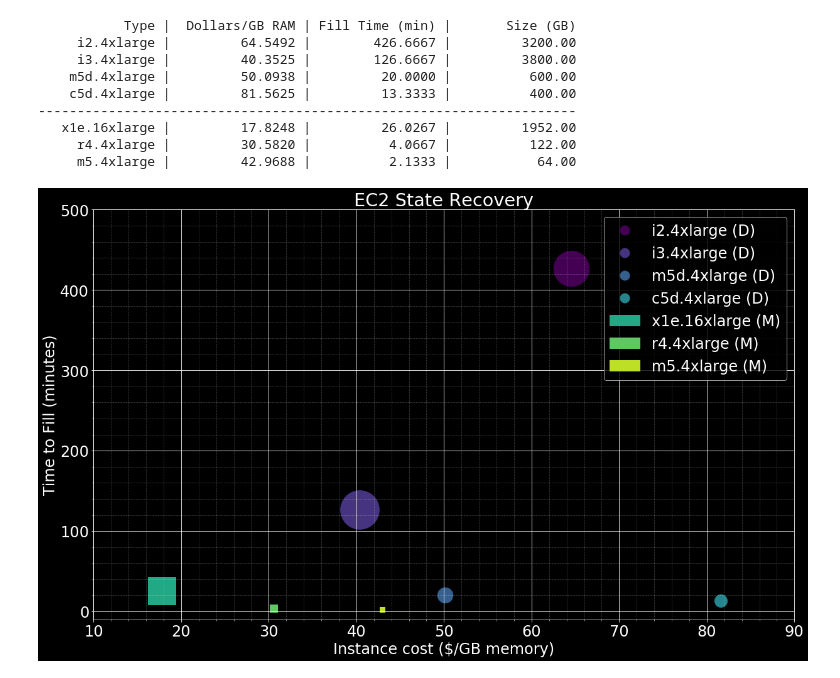
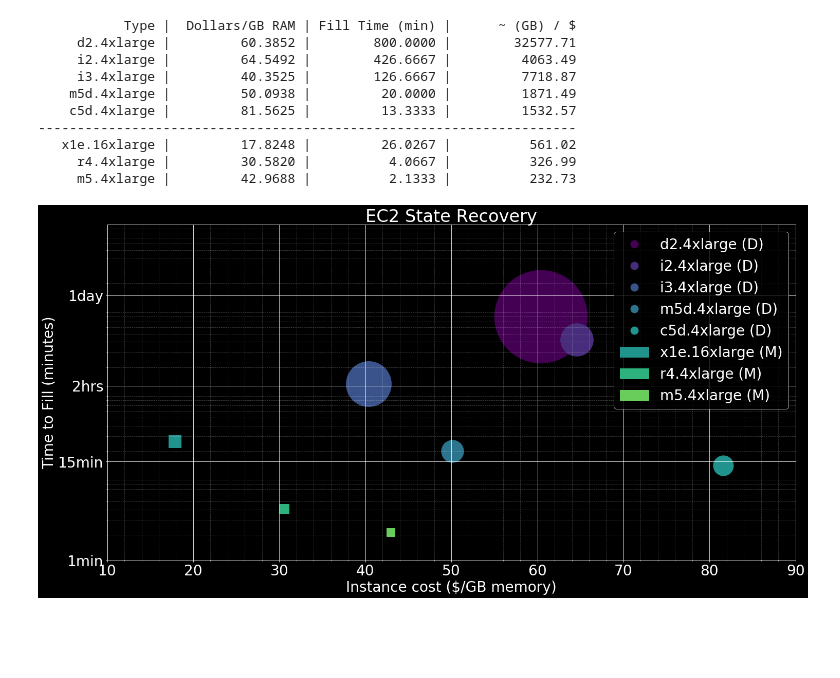
Before and after one commit to jolynch/performance-analysis, a Jupyter notebook: notebooks/aws_stateful_instance_analysis/stateful_instances.ipynb, the cells around one changed output. Saved outputs shown, nothing was run; the diff lists cells and outputs as text; code cells hidden in the pictures; blank space fills up the shorter version.

Commit message:
Change size of bubbles to be storage efficiency

```diff
--- a/notebooks/aws_stateful_instance_analysis/stateful_instances.ipynb
+++ b/notebooks/aws_stateful_instance_analysis/stateful_instances.ipynb
@@ -4,9 +4,10 @@ import math
 def fill_time_min(size_gb, speed_mbps):
     return (size_gb / (speed_mbps / 8000)) / 60
 
-# AWS instance types sustained network (Mbps), disk space (GB) and
-# annual cost @ 3 yr partial upfront Linux rates ($ / year)
+# AWS instance types sustained network (Mbps), disk space (GB), Ram (GB)
+# and annual cost @ 3 yr partial upfront Linux rates ($ / year)
 disk_network = {
+    'd2.4xlarge': (4000, 24000, 122, 7367),
     # EBS "optimization" took half their bandwidth away from i2s
     'i2.4xlarge': (2000 / 2, 3200, 122, 7875),
     'i3.4xlarge': (4000, 3800, 122, 4923),
@@ -21,11 +22,11 @@ memory_network = {
 }
 
 fill_vs_cost_disk = {
-    k : (fill_time_min(v[1], v[0]), v[1], v[3] / v[2], v[3] / v[1]) for (k, v) in disk_network.items()
+    k : (fill_time_min(v[1], v[0]), v[1] / v[3], v[3] / v[2], v[3] / v[1]) for (k, v) in disk_network.items()
 }
 
 fill_vs_cost_mem = {
-    k : (fill_time_min(v[1], v[0]), v[1], v[2] / v[1], v[2] / v[1]) for (k, v) in memory_network.items()
+    k : (fill_time_min(v[1], v[0]), v[1] / v[2], v[2] / v[1], v[2] / v[1]) for (k, v) in memory_network.items()
 }
 
 min_gb = float(
@@ -33,7 +34,7 @@ min_gb = float(
 )
 
 def normalize_size(size):
-    return size
+    return 10000 * size
     #return min_gb * size/min_gb
 # %%
 import numpy as np
@@ -42,62 +43,65 @@ import matplotlib.patches as mpatches
 import matplotlib.pyplot as plt
 from matplotlib.lines import Line2D
 
-plt.rcParams.update({'font.size': 24})
+plt.rcParams.update({'font.size': 28})
 plt.style.use('dark_background')
 
 
-fig = plt.figure(figsize=(20,12))
+fig = plt.figure(figsize=(24,12))
 ax1 = fig.add_subplot(111)
 
 handles = []
 cmap = matplotlib.cm.get_cmap('viridis')
-colors = colors=[cmap(i) for i in np.linspace(0.0, 0.9, 7)]
+colors = colors=[cmap(i) for i in np.linspace(0.0, 0.9, 8)]
 
 keys = [k for k in fill_vs_cost_disk.keys()]
 dollars = [fill_vs_cost_disk[k][2] for k in keys]
 time = [fill_vs_cost_disk[k][0] for k in keys]
 size = [normalize_size(fill_vs_cost_disk[k][1]) for k in keys]
 
-print('{:>15} | {:>15} | {:>15} | {:>15}'.format('Type', 'Dollars/GB RAM', 'Fill Time (min)', 'Size (GB)'))
+print('{:>15} | {:>15} | {:>15} | {:>15}'.format('Type', 'Dollars/GB RAM', 'Fill Time (min)', '~ (GB) / $'))
 for i in range(len(keys)):
     print('{:>15} | {:>15.4f} | {:>15.4f} | {:>15.2f}'.format(keys[i], dollars[i], time[i], size[i]))
     handles.append(Line2D([0], [0], marker='o', color=colors[i], label=keys[i] + " (D)",
                           ls="", markerfacecolor=colors[i], markersize=15))
     s = ax1.scatter([dollars[i]], [time[i]], s=[size[i]], c=[colors[i]])
 
 print('-' * (18 * 4 - 3))
 keys = [k for k in fill_vs_cost_mem.keys()]
 dollars = [fill_vs_cost_mem[k][2] for k in keys]
 time = [fill_vs_cost_mem[k][0] for k in keys]
 size = [normalize_size(fill_vs_cost_mem[k][1]) for k in keys]
 
 for i in range(len(keys)):
     print('{:>15} | {:>15.4f} | {:>15.4f} | {:>15.2f}'.format(keys[i], dollars[i], time[i], size[i]))
     handles.append(mpatches.Patch(color=colors[4+i], label=keys[i] + " (M)"))
     ax1.scatter([dollars[i]], [time[i]], s=[size[i]], marker='s', c=[colors[4+i]])
 
 ax1.set_title('EC2 State Recovery')
 ax1.set_xlabel('Instance cost ($/GB memory)')
 ax1.set_ylabel('Time to Fill (minutes)')
-ax1.set_ylim(-10, 500)
+ax1.set_ylim(1, 10000)
 ax1.set_xlim(10, 90)
 ax1.minorticks_on()
 ax1.grid(b=True, which='minor', color='white', linestyle='--', alpha=0.25)
 ax1.grid(b=True, which='major', color='white', linestyle='-')
+plt.semilogy()
+plt.yticks([1, 15, 120, 1440], ['1min', '15min', '2hrs', '1day'])
 plt.legend(handles=handles)
 plt.show()
 fig.savefig('stateful.png', transparent=True)
 # %% [output]
-           Type |  Dollars/GB RAM | Fill Time (min) |       Size (GB)
-     i2.4xlarge |         64.5492 |        426.6667 |         3200.00
-     i3.4xlarge |         40.3525 |        126.6667 |         3800.00
-    m5d.4xlarge |         50.0938 |         20.0000 |          600.00
-    c5d.4xlarge |         81.5625 |         13.3333 |          400.00
+           Type |  Dollars/GB RAM | Fill Time (min) |      ~ (GB) / $
+     d2.4xlarge |         60.3852 |        800.0000 |        32577.71
+     i2.4xlarge |         64.5492 |        426.6667 |         4063.49
+     i3.4xlarge |         40.3525 |        126.6667 |         7718.87
+    m5d.4xlarge |         50.0938 |         20.0000 |         1871.49
+    c5d.4xlarge |         81.5625 |         13.3333 |         1532.57
 ---------------------------------------------------------------------
-   x1e.16xlarge |         17.8248 |         26.0267 |         1952.00
-     r4.4xlarge |         30.5820 |          4.0667 |          122.00
-     m5.4xlarge |         42.9688 |          2.1333 |           64.00
+   x1e.16xlarge |         17.8248 |         26.0267 |          561.02
+     r4.4xlarge |         30.5820 |          4.0667 |          326.99
+     m5.4xlarge |         42.9688 |          2.1333 |          232.73
-[figure, old version]
+[figure, new version]
 # %%
 fig = plt.figure(figsize=(20,12))
 ax2 = fig.add_subplot(111)
```
Also changed, not shown: parts of 1 cell of this notebook.
